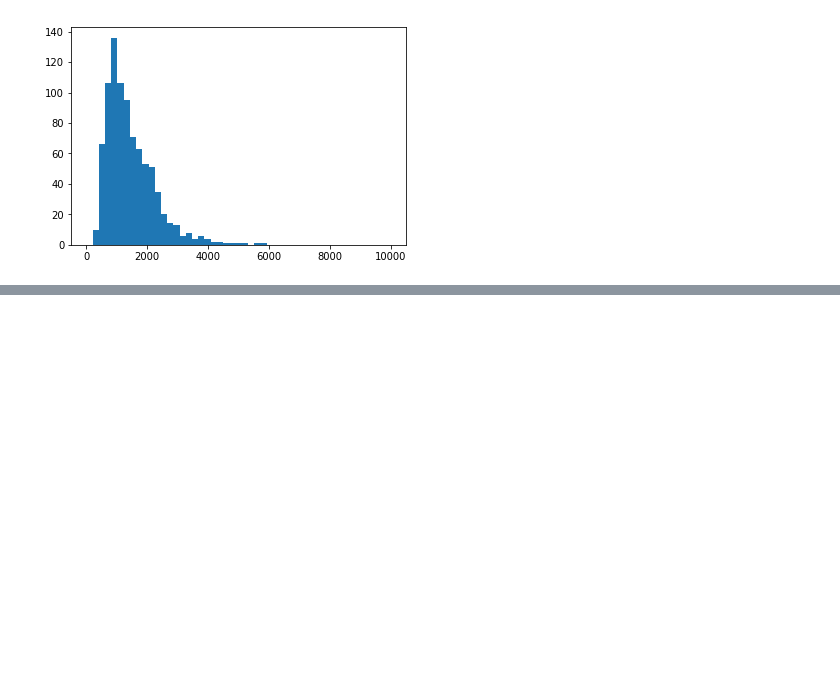
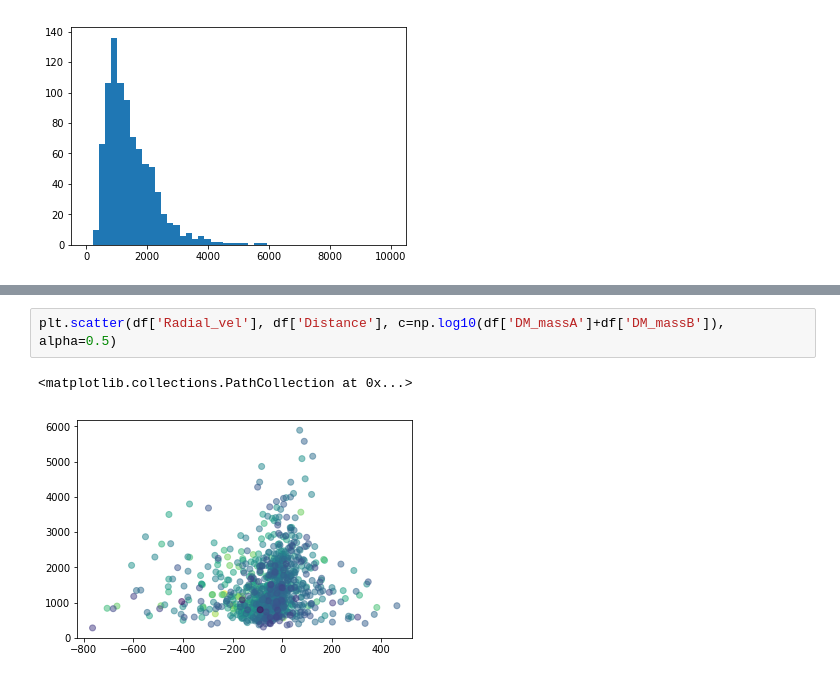
Before and after one commit to cgomez11/projectLC, a Jupyter notebook: nb/explora.ipynb, the cells around one changed output, grey strips where cells are left out. Saved outputs shown, nothing was run; the diff lists cells and outputs as text; blank space fills up the shorter version.

```diff
--- a/nb/explora.ipynb
+++ b/nb/explora.ipynb
@@ -50,0 +66,5 @@ a = plt.hist(d, bins=np.linspace(0,10000,50))
+# %%
+plt.scatter(df['Radial_vel'], df['Distance'], c=np.log10(df['DM_massA']+df['DM_massB']), alpha=0.5)
+# %% [output]
+<matplotlib.collections.PathCollection at 0x...>
+[figure, added]
```
Also changed, not shown: parts of 4 cells of this notebook.
